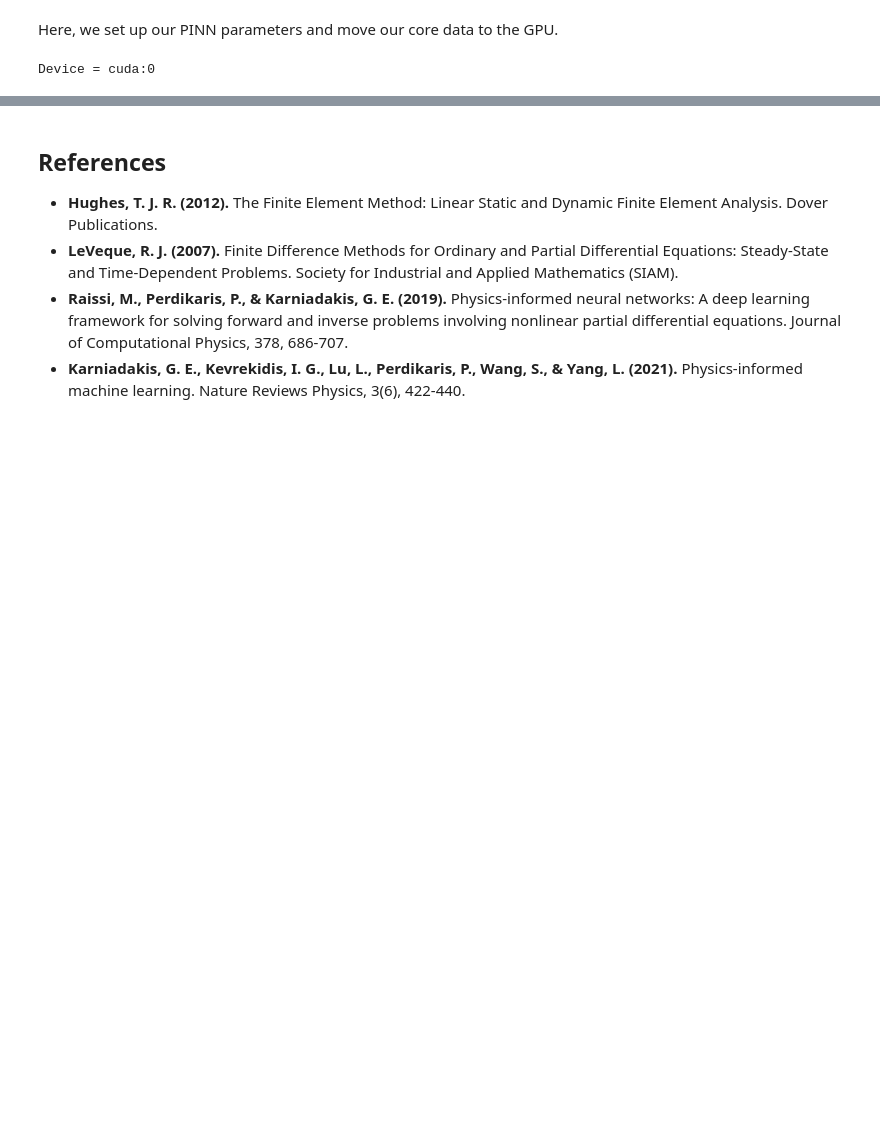
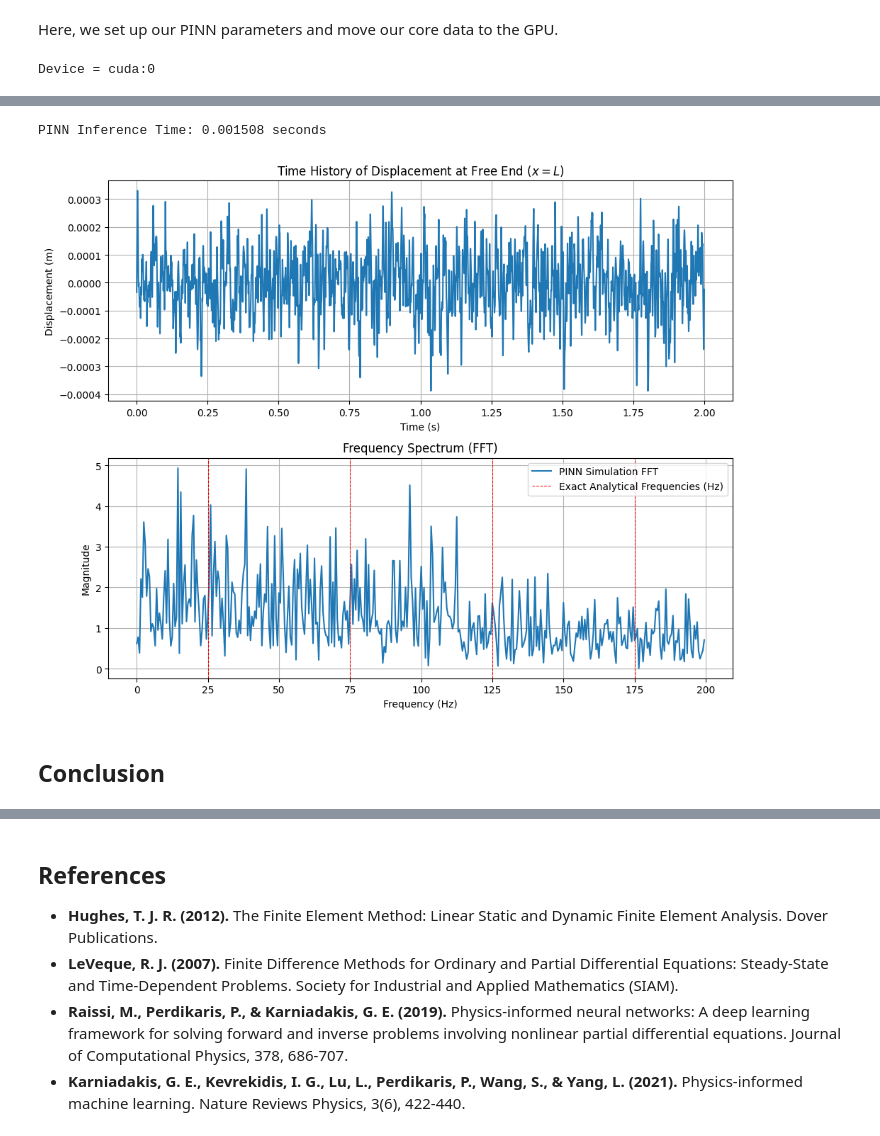
Before and after one commit to anthonymarinov/wave-equation-pinn, a Jupyter notebook: main.ipynb, the cells around one changed output, grey strips where cells are left out. Saved outputs shown, nothing was run; the diff lists cells and outputs as text; code cells hidden in the pictures; blank space fills up the shorter version.

```diff
--- a/main.ipynb
+++ b/main.ipynb
@@ -364,0 +869,61 @@ class WaveEquationDataset(object):
+# %%
+model.eval()
+
+t_eval = torch.tensor(TIME, dtype=torch.float32).view(-1, 1).to(DEVICE)
+
+# sensor is fixed at the right boundary (x = LENGTH)
+x_eval = (LENGTH * torch.ones_like(t_eval)).to(DEVICE)
+
+# form input to model
+X_eval = torch.cat((x_eval, t_eval), dim=1)
+
+# run inference
+start = time.perf_counter()
+with torch.no_grad():
+    sensor_data_tensor = model(X_eval)
+end = time.perf_counter()
+print(f"PINN Inference Time: {end - start:.6f} seconds")
+
+sensor_data = sensor_data_tensor.cpu().numpy().flatten()
+
+# --- signal processing ---
+# compute real fft of sensor time history
+fft_result = np.fft.rfft(sensor_data)
+fft_mag = np.abs(fft_result)
+
+# frequency bins
+freqs = np.fft.rfftfreq(NUM_TIME_STEPS, d=TIME_STEP_SIZE)
+
+# get peaks ignoring DC offset
+max_freq_idx = np.searchsorted(freqs, 200)
+# %% [output]
+PINN Inference Time: 0.001508 seconds
+# %%
+# plots
+fig, (ax1, ax2) = plt.subplots(2, 1, figsize=(10, 8))
+
+# time history
+ax1.plot(TIME, sensor_data)
+ax1.set_title('Time History of Displacement at Free End ($x=L$)')
+ax1.set_xlabel('Time (s)')
+ax1.set_ylabel('Displacement (m)')
+ax1.grid(True)
+
+# frequency spectrum
+ax2.plot(freqs[:max_freq_idx], fft_mag[:max_freq_idx], label="PINN Simulation FFT")
+ax2.set_title('Frequency Spectrum (FFT)')
+ax2.set_xlabel('Frequency (Hz)')
+ax2.set_ylabel('Magnitude')
+ax2.grid(True)
+# plot exact analytical frequencies
+exact_freqs = [25, 75, 125, 175]
+for f in exact_freqs:
+  ax2.axvline(f, color='red', linestyle='--', linewidth=0.75,
+      label='Exact Analytical Frequencies (Hz)' if f == 25 else "")
+ax2.legend()
+plt.tight_layout()
+plt.show()
+# %% [output]
+[figure, added]
+# %% [markdown]
+## Conclusion
```
Also changed, not shown: parts of 26 cells of this notebook.
